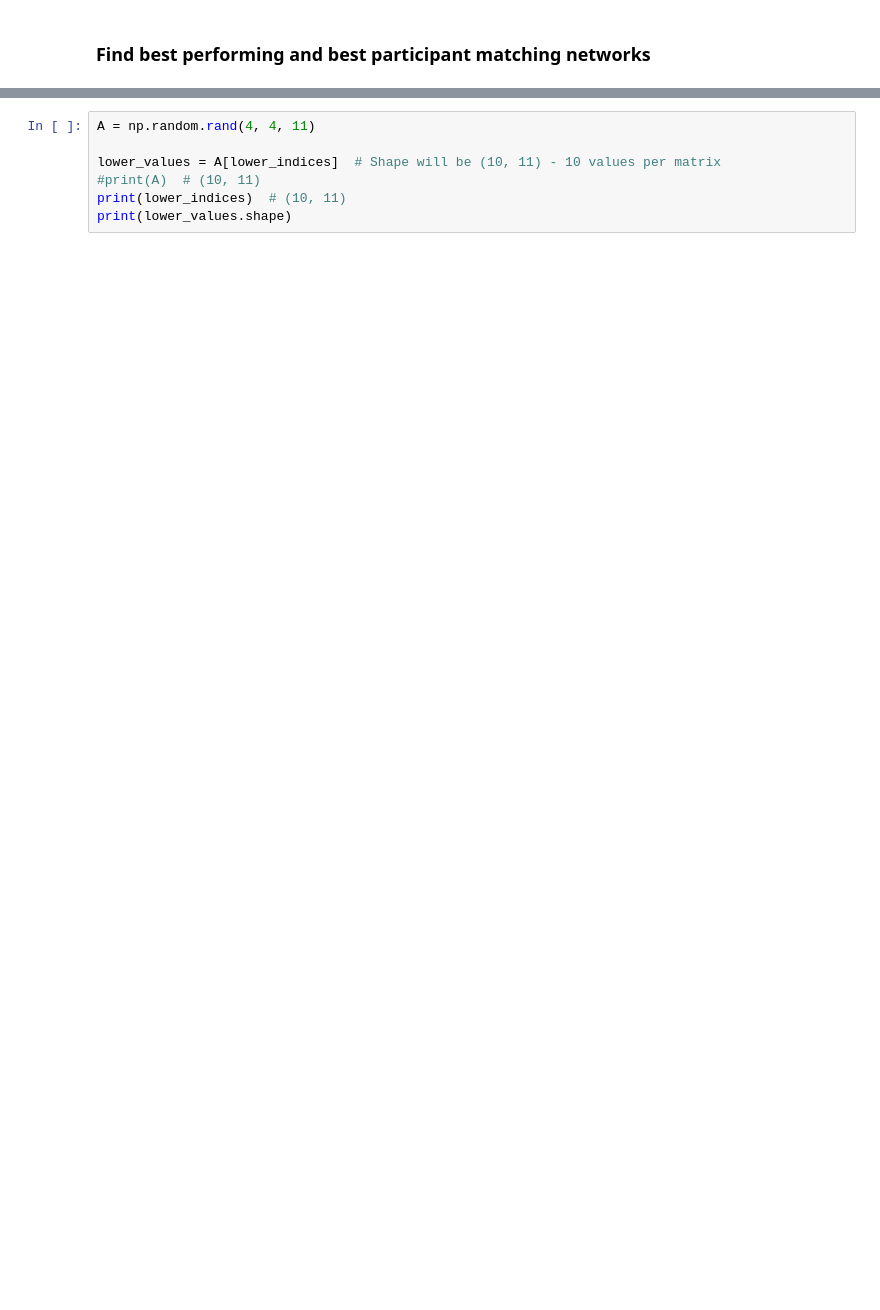
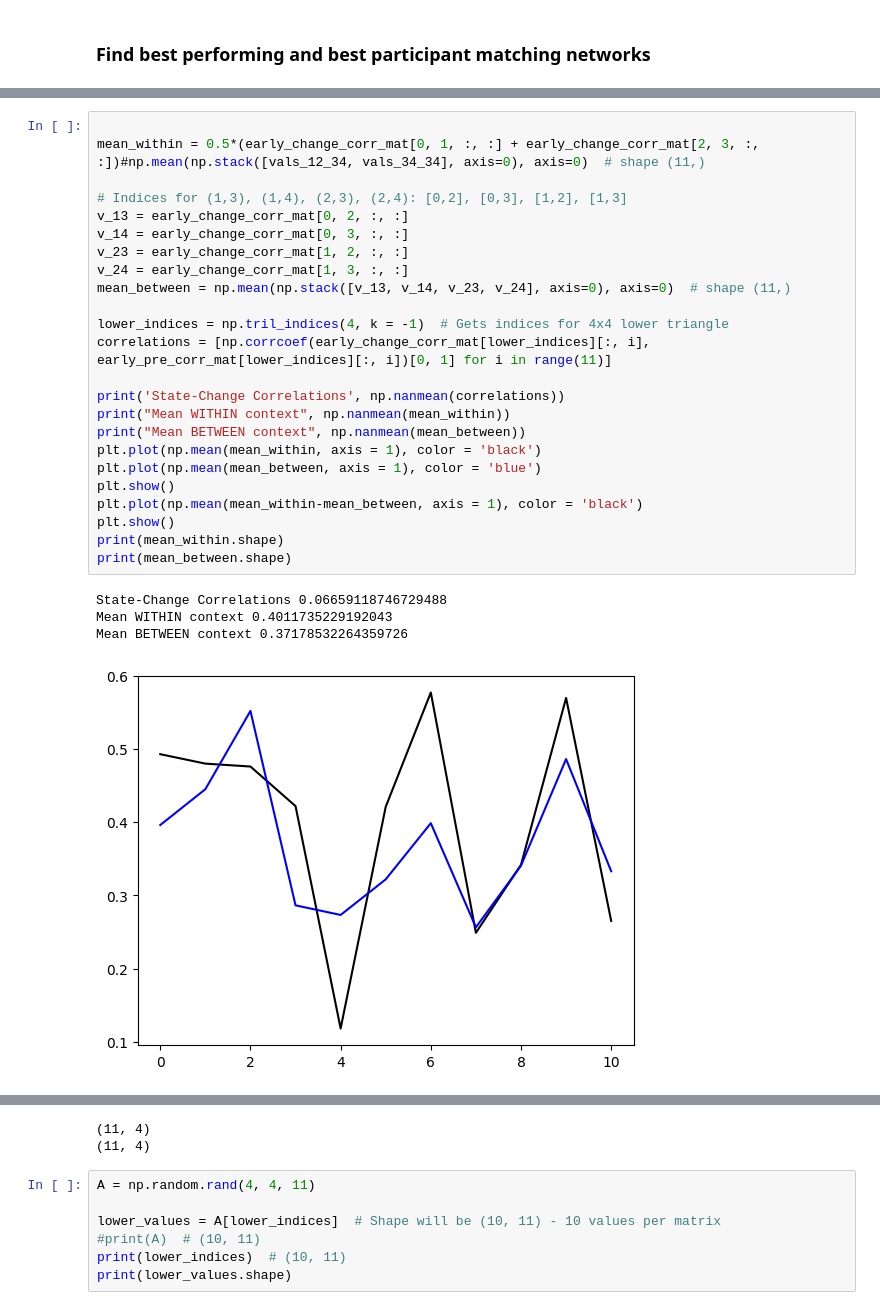
Before and after one commit to theoschaefer/orthoreplay, a Jupyter notebook: nico_models/nico_network_notebook.ipynb, the cells around one changed output, grey strips where cells are left out. Drawn from its saved outputs; the diff is of its cells as text; blank space fills up the shorter version.

```diff
--- a/nico_models/nico_network_notebook.ipynb
+++ b/nico_models/nico_network_notebook.ipynb
@@ -582,0 +677,29 @@ Mean BETWEEN context 0.5919156691022559
+# %%
+
+mean_within = 0.5*(early_change_corr_mat[0, 1, :, :] + early_change_corr_mat[2, 3, :, :])#np.mean(np.stack([vals_12_34, vals_34_34], axis=0), axis=0)  # shape (11,)
+
+# Indices for (1,3), (1,4), (2,3), (2,4): [0,2], [0,3], [1,2], [1,3]
+v_13 = early_change_corr_mat[0, 2, :, :]
+v_14 = early_change_corr_mat[0, 3, :, :]
+v_23 = early_change_corr_mat[1, 2, :, :]
+v_24 = early_change_corr_mat[1, 3, :, :]
+mean_between = np.mean(np.stack([v_13, v_14, v_23, v_24], axis=0), axis=0)  # shape (11,)
+
+lower_indices = np.tril_indices(4, k = -1)  # Gets indices for 4x4 lower triangle
+correlations = [np.corrcoef(early_change_corr_mat[lower_indices][:, i], early_pre_corr_mat[lower_indices][:, i])[0, 1] for i in range(11)]
+
+print('State-Change Correlations', np.nanmean(correlations))
+print("Mean WITHIN context", np.nanmean(mean_within))
+print("Mean BETWEEN context", np.nanmean(mean_between))
+plt.plot(np.mean(mean_within, axis = 1), color = 'black')
+plt.plot(np.mean(mean_between, axis = 1), color = 'blue')
+plt.show()
+plt.plot(np.mean(mean_within-mean_between, axis = 1), color = 'black')
+plt.show()
+print(mean_within.shape)
+print(mean_between.shape)
+# %% [output]
+State-Change Correlations 0.06659118746729488
+Mean WITHIN context 0.4011735229192043
+Mean BETWEEN context 0.37178532264359726
+[figure, added]
@@ -583,3 +707,5 @@ Mean BETWEEN context 0.5919156691022559
+(11, 4)
+(11, 4)
 # %%
 A = np.random.rand(4, 4, 11)
 
```
Also changed, not shown: parts of 12 cells of this notebook.
